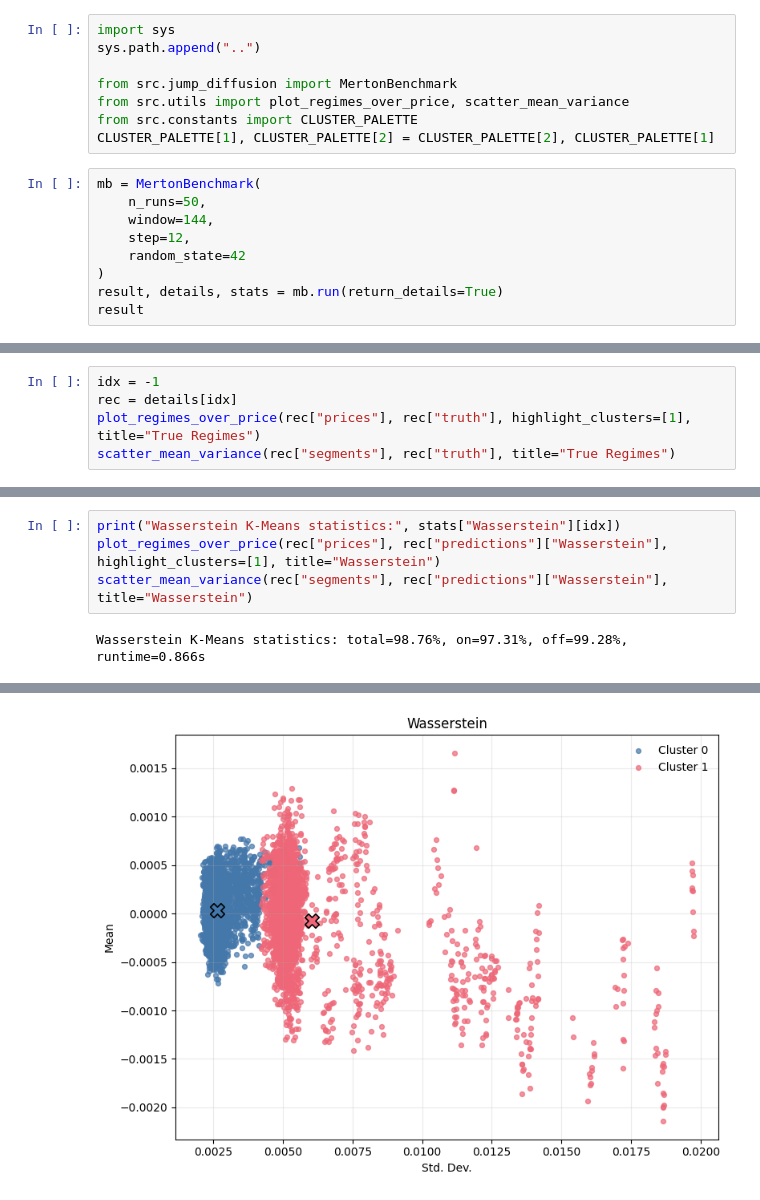
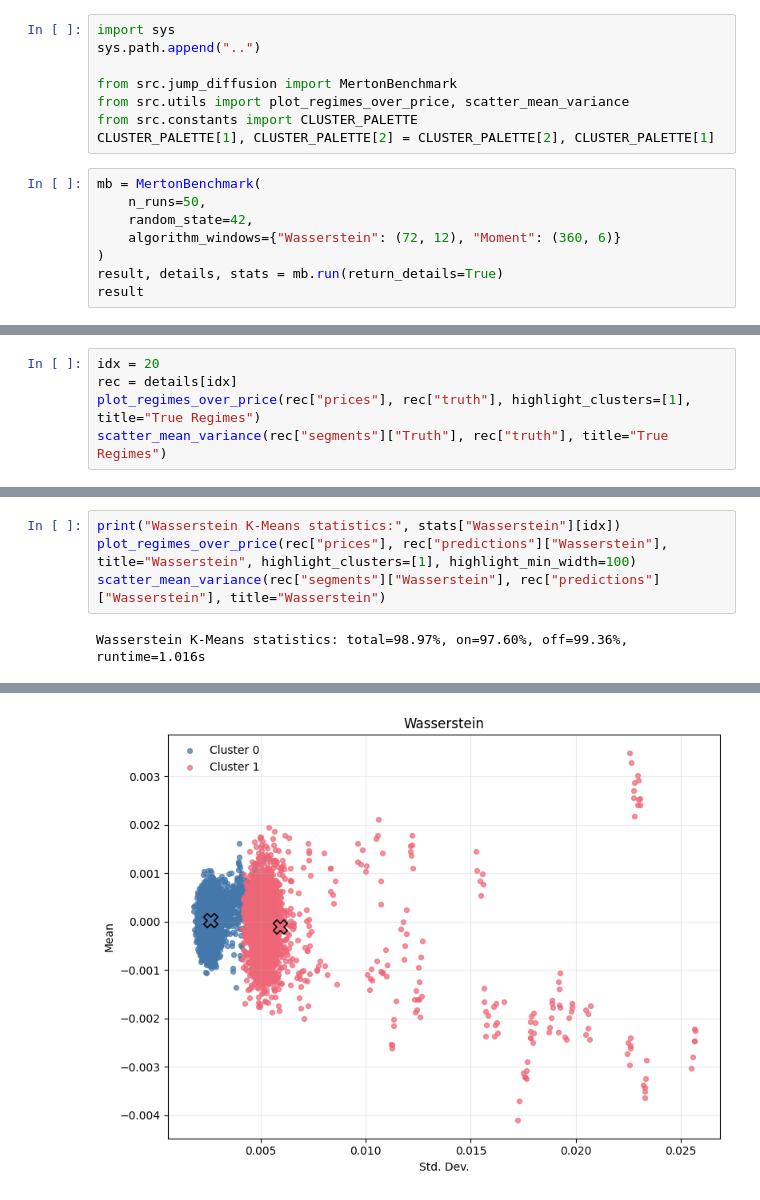
Before and after one commit to laurence1126/Wasserstein-Regime-Clustering, a Jupyter notebook: jupyter/jump_diffusion_compare.ipynb, the cells around one changed output, grey strips where cells are left out. Drawn from its saved outputs; the diff is of its cells as text.

```diff
--- a/jupyter/jump_diffusion_compare.ipynb
+++ b/jupyter/jump_diffusion_compare.ipynb
@@ -9,9 +9,8 @@ CLUSTER_PALETTE[1], CLUSTER_PALETTE[2] = CLUSTER_PALETTE[2], CLUSTER_PALETTE[1]
 # %%
 mb = MertonBenchmark(
     n_runs=50,
-    window=144,
-    step=12,
-    random_state=42
+    random_state=42,
+    algorithm_windows={"Wasserstein": (72, 12), "Moment": (360, 6)}
 )
 result, details, stats = mb.run(return_details=True)
 result
@@ -23,6 +23,6 @@ result
 # %%
-idx = -1
+idx = 20
 rec = details[idx]
 plot_regimes_over_price(rec["prices"], rec["truth"], highlight_clusters=[1], title="True Regimes")
-scatter_mean_variance(rec["segments"], rec["truth"], title="True Regimes")
+scatter_mean_variance(rec["segments"]["Truth"], rec["truth"], title="True Regimes")
 # %% [output]
@@ -31,6 +31,6 @@ scatter_mean_variance(rec["segments"], rec["truth"], title="True Regimes")
 # %%
 print("Wasserstein K-Means statistics:", stats["Wasserstein"][idx])
-plot_regimes_over_price(rec["prices"], rec["predictions"]["Wasserstein"], highlight_clusters=[1], title="Wasserstein")
-scatter_mean_variance(rec["segments"], rec["predictions"]["Wasserstein"], title="Wasserstein")
+plot_regimes_over_price(rec["prices"], rec["predictions"]["Wasserstein"], title="Wasserstein", highlight_clusters=[1], highlight_min_width=100)
+scatter_mean_variance(rec["segments"]["Wasserstein"], rec["predictions"]["Wasserstein"], title="Wasserstein")
 # %% [output]
-Wasserstein K-Means statistics: total=98.76%, on=97.31%, off=99.28%, runtime=0.866s
+Wasserstein K-Means statistics: total=98.97%, on=97.60%, off=99.36%, runtime=1.016s
@@ -38,4 +38,4 @@ Wasserstein K-Means statistics: total=98.76%, on=97.31%, off=99.28%, runtime=0.8
-[figure, old version]
+[figure, new version]
 # %%
 print("Moment K-Means statistics:", stats["Moment"][idx])
 plot_regimes_over_price(rec["prices"], rec["predictions"]["Moment"], highlight_clusters=[1], title="Moment")
```
Also changed, not shown: parts of 5 cells of this notebook, 5 other files.
